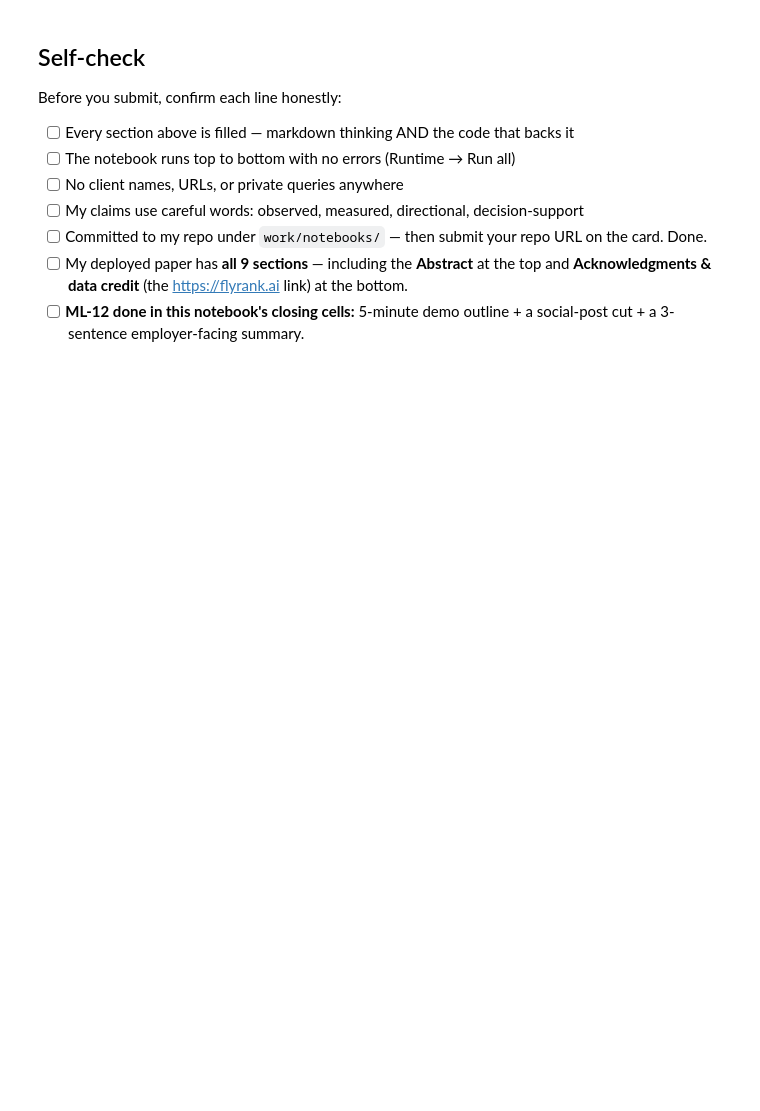
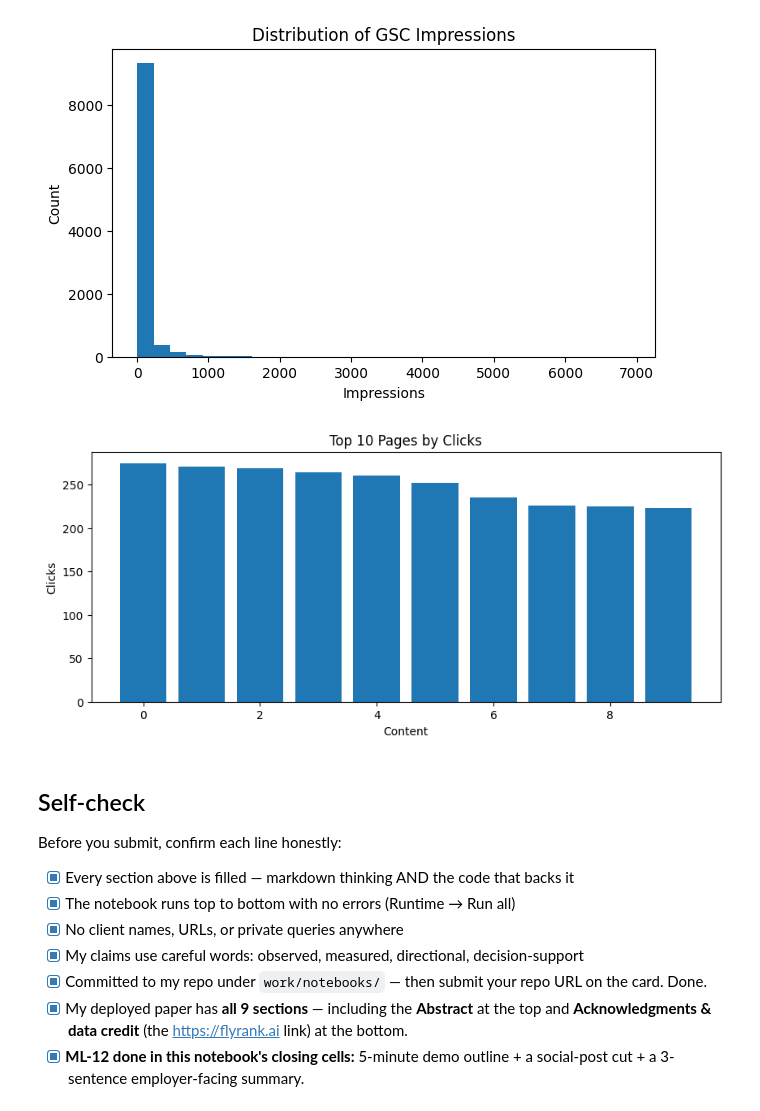
Before and after one commit to k-karimli/flyrank-ml-w1, a Jupyter notebook: work/notebooks/capstone.ipynb, the cells around one changed output. Saved outputs shown, nothing was run; the diff lists cells and outputs as text; code cells hidden in the pictures; blank space fills up the shorter version.

```diff
--- a/work/notebooks/capstone.ipynb
+++ b/work/notebooks/capstone.ipynb
@@ -37,12 +331,55 @@ This skeleton is yours to fill. Work the sections **in order** — each one has
+# %%
+import pandas as pd
+import matplotlib.pyplot as plt
+
+df = con.sql("""
+SELECT
+    gsc_impressions,
+    gsc_clicks
+FROM march
+LIMIT 10000
+""").df()
+
+plt.figure(figsize=(7,4))
+
+plt.hist(df["gsc_impressions"], bins=30)
+
+plt.title("Distribution of GSC Impressions")
+plt.xlabel("Impressions")
+plt.ylabel("Count")
+
+plt.show()
+
+top = con.sql("""
+SELECT
+    content_hash_id,
+    gsc_clicks
+FROM march
+ORDER BY gsc_clicks DESC
+LIMIT 10
+""").df()
+
+plt.figure(figsize=(10,4))
+
+plt.bar(range(len(top)), top["gsc_clicks"])
+
+plt.title("Top 10 Pages by Clicks")
+plt.xlabel("Content")
+plt.ylabel("Clicks")
+
+plt.show()
+# %% [output]
+[figure, added]
+[figure, added]
 # %% [markdown]
 ## Self-check
 
 Before you submit, confirm each line honestly:
 
-- [ ] Every section above is filled — markdown thinking AND the code that backs it
-- [ ] The notebook runs top to bottom with no errors (Runtime → Run all)
-- [ ] No client names, URLs, or private queries anywhere
-- [ ] My claims use careful words: observed, measured, directional, decision-support
-- [ ] Committed to my repo under `work/notebooks/` — then submit your repo URL on the card. Done.
-- [ ] My deployed paper has **all 9 sections** — including the **Abstract** at the top and **Acknowledgments & data credit** (the https://flyrank.ai link) at the bottom.
-- [ ] **ML-12 done in this notebook's closing cells:** 5-minute demo outline + a social-post cut + a 3-sentence employer-facing summary.
+- [x] Every section above is filled — markdown thinking AND the code that backs it
+- [x] The notebook runs top to bottom with no errors (Runtime → Run all)
+- [x] No client names, URLs, or private queries anywhere
+- [x] My claims use careful words: observed, measured, directional, decision-support
+- [x] Committed to my repo under `work/notebooks/` — then submit your repo URL on the card. Done.
+- [x] My deployed paper has **all 9 sections** — including the **Abstract** at the top and **Acknowledgments & data credit** (the https://flyrank.ai link) at the bottom.
+- [x] **ML-12 done in this notebook's closing cells:** 5-minute demo outline + a social-post cut + a 3-sentence employer-facing summary.
```
Also changed, not shown: parts of 20 cells of this notebook.
